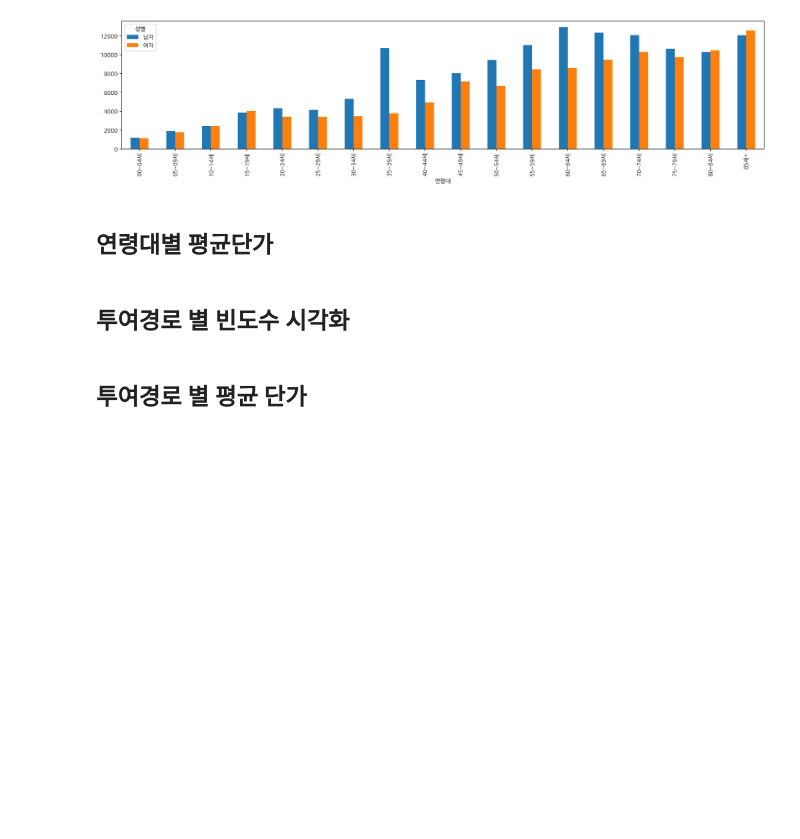
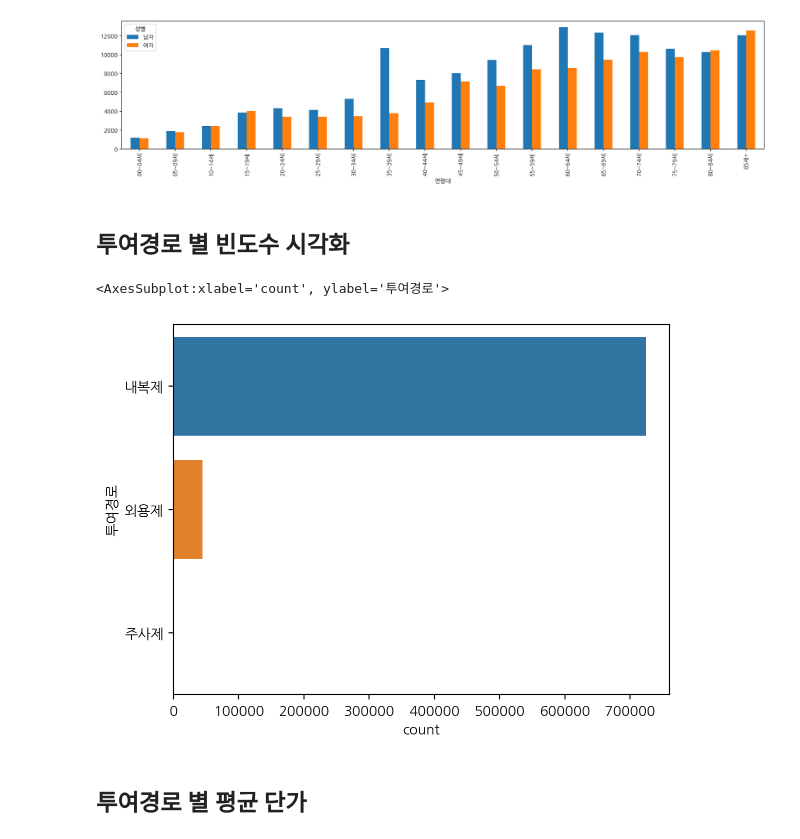
Before and after one commit to wumusill/AI_School, a Jupyter notebook: TP2/Medical/python0307.ipynb, the cells around one changed output. Drawn from its saved outputs; the diff is of its cells as text; code cells hidden in the pictures; blank space fills up the shorter version.

```diff
--- a/TP2/Medical/python0307.ipynb
+++ b/TP2/Medical/python0307.ipynb
@@ -114,7 +114,7 @@ df.head(2)
 ## 날짜 데이터 타입 변경
 # %%
 # 데이터 타입 변경
-df["요양개시일자"] = pd.to_datetime(df["요양개시일자"], format="%Y%m%d")
+df["요양개시일자"] = pd.to_datetime(df["요양개시일자"], format="%Y-%m-%d")
 # %%
 df.info()
 # %% [output]
@@ -674,9 +660,12 @@ pd.pivot_table(df, index='연령대', columns='성별', values='금액', aggfunc
 # %% [output]
 <AxesSubplot:xlabel='연령대'>
 [figure]
-# %% [markdown]
-## 연령대별 평균단가
 # %% [markdown]
 ## 투여경로 별 빈도수 시각화
+# %%
+sns.countplot(data=df, y="투여경로")
+# %% [output]
+<AxesSubplot:xlabel='count', ylabel='투여경로'>
+[figure, added]
 # %% [markdown]
 ## 투여경로 별 평균 단가
```
Also changed, not shown: parts of 14 cells of this notebook, 8 other files.
